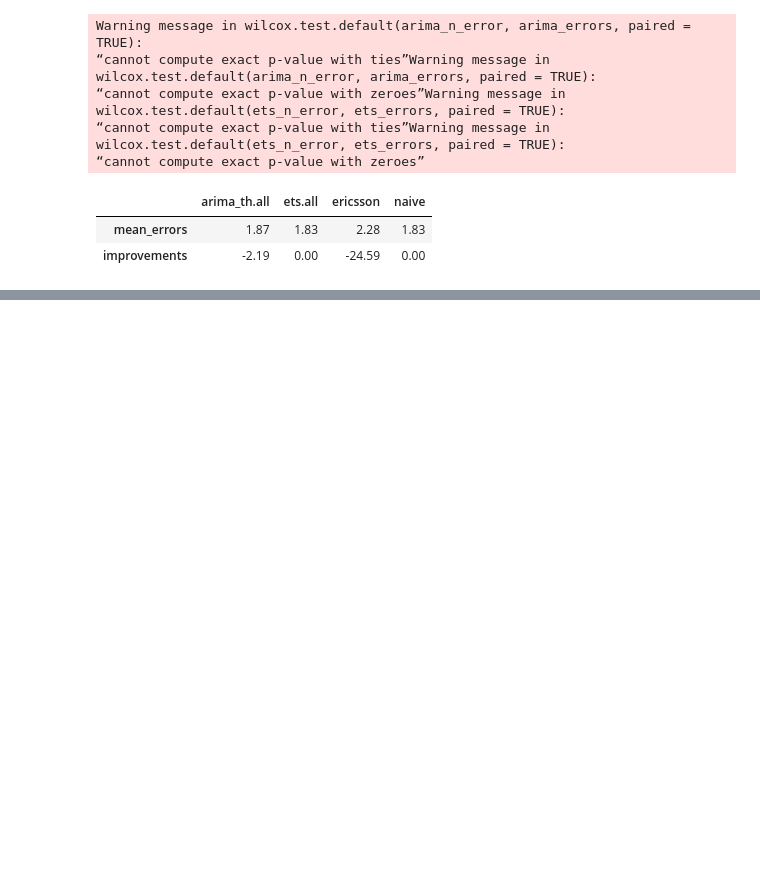
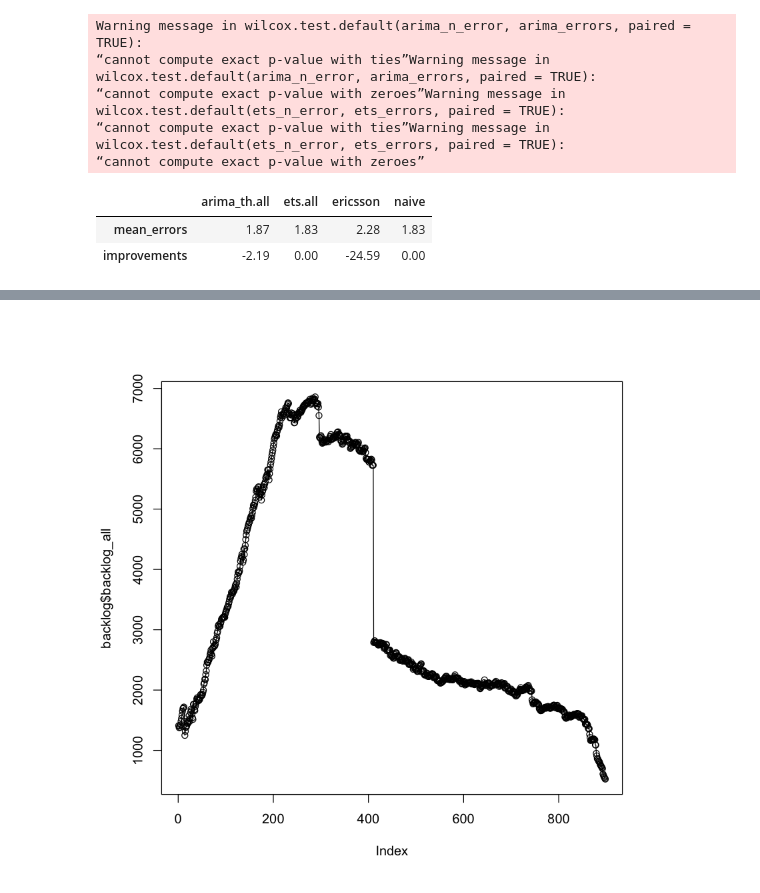
Before and after one commit to paulinaaniola/DefectBacklogPrediction, a Jupyter notebook: Divide backlogs.ipynb, the cells around one changed output, grey strips where cells are left out. Cells and saved outputs as stored; diff of their text form; code cells hidden in the pictures; blank space fills up the shorter version.

Commit message:
part of backlogs predictions for those poorly predicted by arima model

```diff
--- a/Divide backlogs.ipynb
+++ b/Divide backlogs.ipynb
@@ -222,0 +217,9 @@ result_file_path
+# %%
+# Eclipse jdt
+backlog = read.csv(file="data/eclipse/jdt/eclipse_jdt_backlog.csv", header=TRUE, sep=",")
+plot(backlog$backlog_all)
+lines(backlog$backlog_all)
+backlog_first_part = backlog %>% filter (number < 409)
+backlog_second_part = backlog %>% filter (number > 409)
+# %% [output]
+[figure, added]
```
Also changed, not shown: parts of 16 cells of this notebook, 24 other files.
